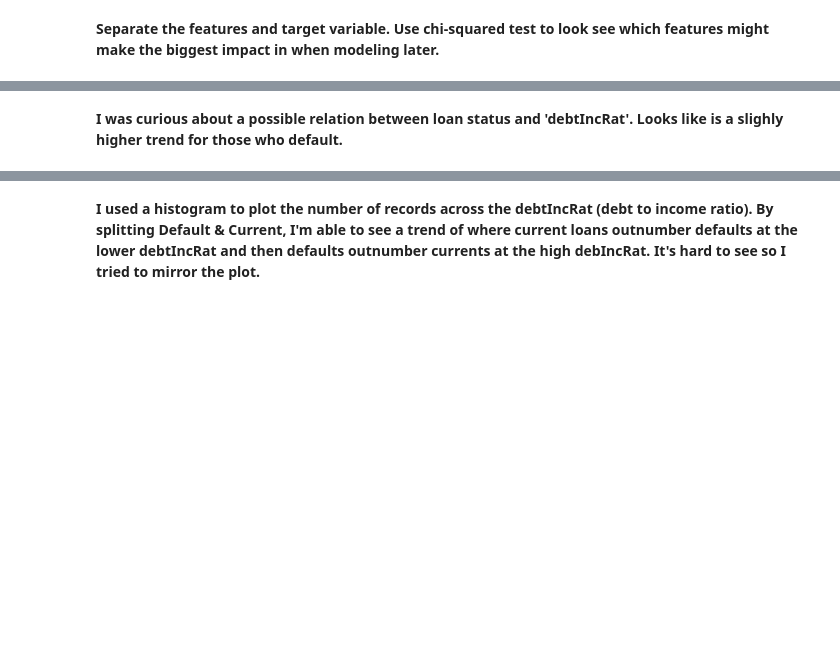
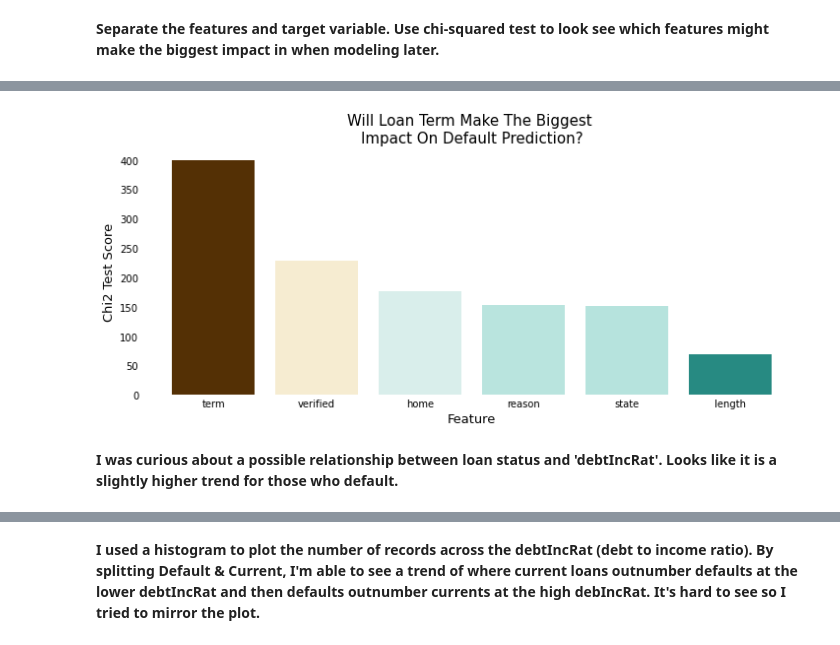
Before and after one commit to marleyberries/Springboard-Main, a Jupyter notebook: Capstone Loan Default Prediction/02_Loan Default - EDA.ipynb, the cells around one changed output, grey strips where cells are left out. Drawn from its saved outputs; the diff is of its cells as text; code cells hidden in the pictures; blank space fills up the shorter version.

Commit message:
3/21 Report Cleanup
Fine tune plots

```diff
--- a/Capstone Loan Default Prediction/02_Loan Default - EDA.ipynb
+++ b/Capstone Loan Default Prediction/02_Loan Default - EDA.ipynb
@@ -284,2 +152,14 @@ top_features
-# %%
-X = X[top_features]
+# %%
+# Perform chi-squared test for categorical features
+chi_scores = []
+for col in X.select_dtypes(include='object').columns:
+    contingency_table = pd.crosstab(X[col], y)
+    chi, pval, dof, expected = chi2_contingency(contingency_table)
+    chi_scores.append([col, chi, pval])
+# %%
+# create a dataframe from the list of lists
+feature_scores = pd.DataFrame(chi_scores, columns=['Feature', 'Chi2 Test', 'P-Value'])
+
+# print the dataframe
+feature_scores = feature_scores.sort_values(by='Chi2 Test', ascending=False)
+feature_scores
@@ -286,3 +174,36 @@ X = X[top_features]
+# %%
+# Make bar chart for P-Value Top Scores
+# Create a color gradient for the bar chart
+color_map = plt.cm.get_cmap('BrBG_r')
+
+# Plot the top P-Values results with a color gradient
+plt.figure(figsize=(12, 6))
+bars = plt.bar(feature_scores['Feature'], feature_scores['Chi2 Test'],
+               color=color_map(feature_scores['Chi2 Test'] / max(feature_scores['Chi2 Test'])))
+plt.xticks(range(len(feature_scores['Feature'])))
+plt.xlabel('Feature', size=13)
+plt.ylabel('Chi2 Test Score', size=13)
+plt.title('Will Loan Term Make The Biggest \nImpact On Default Prediction?', size=15)
+
+# Add horizontal lines behind the bars.
+for i in range(1, 1):
+    plt.axhline(y=i/10, color='lightblue', zorder=-1, linewidth=0.5)
+
+# Add space between the bars
+plt.subplots_adjust(bottom=0.3)
+
+# Remove the spines of the plot & box around the legend
+sns.despine(bottom=True, left=True)
+
+# Remove the little ticks on the x-axis & y-axis
+plt.tick_params(which='both', length=0)
+
+# Save the figure as a PNG image
+plt.savefig('Images/02_Top Features: Chi2', dpi=300, bbox_inches='tight')
+
+plt.show()
+# %% [output]
+[figure, added]
 # %% [markdown]
-**I was curious about a possible relation between loan status and 'debtIncRat'. Looks like is a slighly higher trend for those who default.**
+**I was curious about a possible relationship between loan status and 'debtIncRat'. Looks like it is a slightly higher trend for those who default.**
 # %%
```
Also changed, not shown: parts of 54 cells of this notebook.
